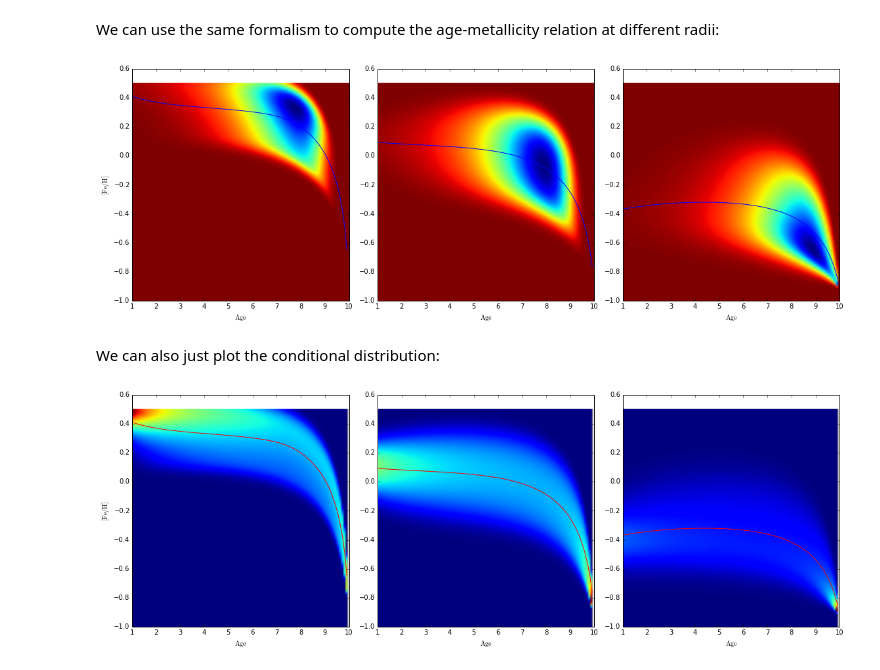
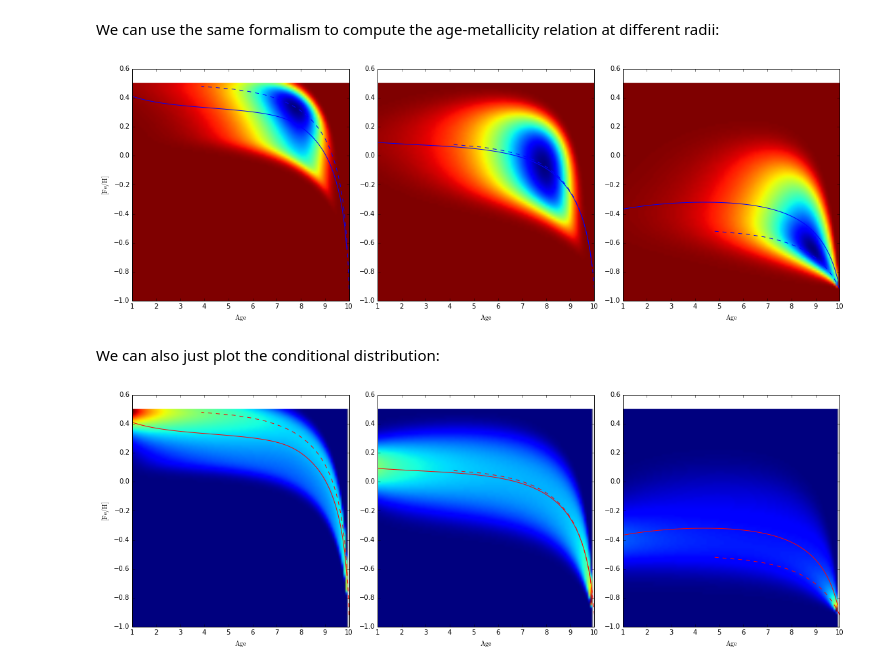
Before and after one commit to jobovy/simple-blurring-churning, a Jupyter notebook: blurring-churning-example.ipynb, the cells around one changed output. Saved outputs shown, nothing was run; the diff lists cells and outputs as text; code cells hidden in the pictures.

```diff
--- a/blurring-churning-example.ipynb
+++ b/blurring-churning-example.ipynb
@@ -248,38 +248,50 @@ figsize(16,6)
 subplot(1,3,1)
 imshow(pAgeFehc4.T,origin='lower',cmap='jet',extent=[tages[0],tages[-1],tfehs[0],tfehs[-1]],aspect=(tages[-1]-tages[0])/(tfehs[-1]-tfehs[0]))
 plot(tages,numpy.nansum(pAgeFehc4*tfehs,axis=1)/numpy.nansum(pAgeFehc4,axis=1))
+indx= (age4 > 1.)*(age4 < 10.)
+plot(age4[indx],fehs[indx],color='b',ls='--')
 xlabel(r'$\mathrm{Age}$')
 ylabel(r'$[\mathrm{Fe/H}]$')
 subplot(1,3,2)
 imshow(pAgeFehc8.T,origin='lower',cmap='jet',extent=[tages[0],tages[-1],tfehs[0],tfehs[-1]],aspect=(tages[-1]-tages[0])/(tfehs[-1]-tfehs[0]))
 plot(tages,numpy.nansum(pAgeFehc8*tfehs,axis=1)/numpy.nansum(pAgeFehc8,axis=1))
+indx= (age8 > 1.)*(age8 < 10.)
+plot(age8[indx],fehs[indx],color='b',ls='--')
 xlabel(r'$\mathrm{Age}$')
 subplot(1,3,3)
 imshow(pAgeFehc14.T,origin='lower',cmap='jet',extent=[tages[0],tages[-1],tfehs[0],tfehs[-1]],aspect=(tages[-1]-tages[0])/(tfehs[-1]-tfehs[0]))
 plot(tages,numpy.nansum(pAgeFehc14*tfehs,axis=1)/numpy.nansum(pAgeFehc14,axis=1))
+indx= (age14 > 1.)*(age14 < 10.)
+plot(age14[indx],fehs[indx],color='b',ls='--')
 xlabel(r'$\mathrm{Age}$')
 tight_layout()
 figsize(8,6)
 # %% [output]
-[figure, old version]
+[figure, new version]
 # %% [markdown]
 We can also just plot the conditional distribution:
 # %%
 figsize(16,6)
 subplot(1,3,1)
 imshow((pAgeFehc4/numpy.tile(numpy.nansum(pAgeFehc4,axis=1),(len(tfehs),1)).T).T,origin='lower',cmap='jet',extent=[tages[0],tages[-1],tfehs[0],tfehs[-1]],aspect=(tages[-1]-tages[0])/(tfehs[-1]-tfehs[0]))
 plot(tages,numpy.nansum(pAgeFehc4*tfehs,axis=1)/numpy.nansum(pAgeFehc4,axis=1),color='r')
+indx= (age4 > 1.)*(age4 < 10.)
+plot(age4[indx],fehs[indx],color='r',ls='--')
 xlabel(r'$\mathrm{Age}$')
 ylabel(r'$[\mathrm{Fe/H}]$')
 subplot(1,3,2)
 imshow((pAgeFehc8/numpy.tile(numpy.nansum(pAgeFehc8,axis=1),(len(tfehs),1)).T).T,origin='lower',cmap='jet',extent=[tages[0],tages[-1],tfehs[0],tfehs[-1]],aspect=(tages[-1]-tages[0])/(tfehs[-1]-tfehs[0]))
 plot(tages,numpy.nansum(pAgeFehc8*tfehs,axis=1)/numpy.nansum(pAgeFehc8,axis=1),color='r')
+indx= (age8 > 1.)*(age8 < 10.)
+plot(age8[indx],fehs[indx],color='r',ls='--')
 xlabel(r'$\mathrm{Age}$')
 subplot(1,3,3)
 imshow((pAgeFehc14/numpy.tile(numpy.nansum(pAgeFehc14,axis=1),(len(tfehs),1)).T).T,origin='lower',cmap='jet',extent=[tages[0],tages[-1],tfehs[0],tfehs[-1]],aspect=(tages[-1]-tages[0])/(tfehs[-1]-tfehs[0]))
 plot(tages,numpy.nansum(pAgeFehc14*tfehs,axis=1)/numpy.nansum(pAgeFehc14,axis=1),color='r')
+indx= (age14 > 1.)*(age14 < 10.)
+plot(age14[indx],fehs[indx],color='r',ls='--')
 xlabel(r'$\mathrm{Age}$')
 tight_layout()
 figsize(8,6)
 # %% [output]
-[figure, old version]
+[figure, new version]
```
